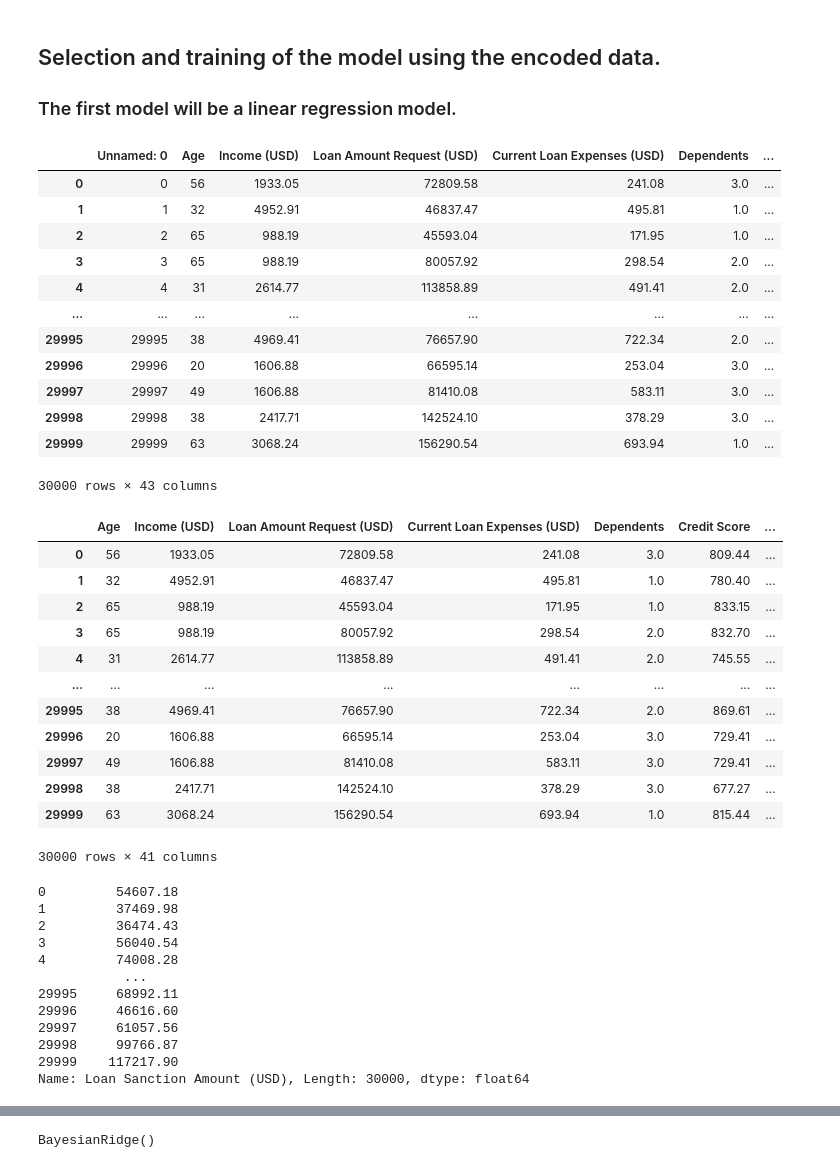
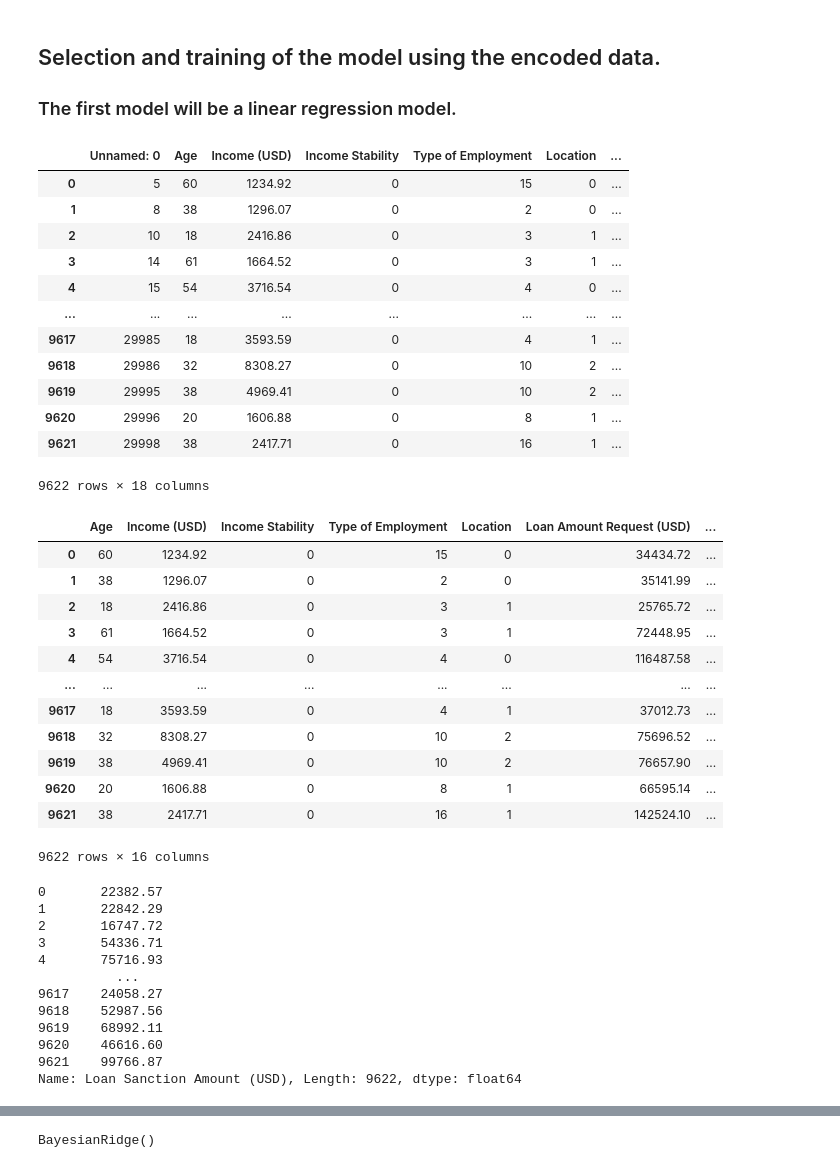
Before and after one commit to Karthikb777/ML-internship, a Jupyter notebook: models/LinearRegression.ipynb, the cells around one changed output, grey strips where cells are left out. Saved outputs shown, nothing was run; the diff lists cells and outputs as text; code cells hidden in the pictures.

```diff
--- a/models/LinearRegression.ipynb
+++ b/models/LinearRegression.ipynb
@@ -4,23 +4,23 @@
 # %%
 # importing the cleaned data
 import pandas as pd
 
-data = pd.read_csv('../encoded data/enc2.csv')
+data = pd.read_csv('../encoded data/enc3.csv')
 data
 # %% [output]
-|  | Unnamed: 0 | Age | Income (USD) | Loan Amount Request (USD) | Current Loan Expenses (USD) | Dependents | ... |
-| 0 | 0 | 56 | 1933.05 | 72809.58 | 241.08 | 3.0 | ... |
-| 1 | 1 | 32 | 4952.91 | 46837.47 | 495.81 | 1.0 | ... |
-| 2 | 2 | 65 | 988.19 | 45593.04 | 171.95 | 1.0 | ... |
-| 3 | 3 | 65 | 988.19 | 80057.92 | 298.54 | 2.0 | ... |
-| 4 | 4 | 31 | 2614.77 | 113858.89 | 491.41 | 2.0 | ... |
+|  | Unnamed: 0 | Age | Income (USD) | Income Stability | Type of Employment | Location | ... |
+| 0 | 5 | 60 | 1234.92 | 0 | 15 | 0 | ... |
+| 1 | 8 | 38 | 1296.07 | 0 | 2 | 0 | ... |
+| 2 | 10 | 18 | 2416.86 | 0 | 3 | 1 | ... |
+| 3 | 14 | 61 | 1664.52 | 0 | 3 | 1 | ... |
+| 4 | 15 | 54 | 3716.54 | 0 | 4 | 0 | ... |
 | ... | ... | ... | ... | ... | ... | ... | ... |
-| 29995 | 29995 | 38 | 4969.41 | 76657.90 | 722.34 | 2.0 | ... |
-| 29996 | 29996 | 20 | 1606.88 | 66595.14 | 253.04 | 3.0 | ... |
-| 29997 | 29997 | 49 | 1606.88 | 81410.08 | 583.11 | 3.0 | ... |
-| 29998 | 29998 | 38 | 2417.71 | 142524.10 | 378.29 | 3.0 | ... |
-| 29999 | 29999 | 63 | 3068.24 | 156290.54 | 693.94 | 1.0 | ... |
+| 9617 | 29985 | 18 | 3593.59 | 0 | 4 | 1 | ... |
+| 9618 | 29986 | 32 | 8308.27 | 0 | 10 | 2 | ... |
+| 9619 | 29995 | 38 | 4969.41 | 0 | 10 | 2 | ... |
+| 9620 | 29996 | 20 | 1606.88 | 0 | 8 | 1 | ... |
+| 9621 | 29998 | 38 | 2417.71 | 0 | 16 | 1 | ... |
-30000 rows × 43 columns
+9622 rows × 18 columns
 # %%
 # importing and creating the object of the regression model
 from sklearn.linear_model import BayesianRidge
@@ -29,35 +29,35 @@ model = BayesianRidge()
 X = data.drop(['Loan Sanction Amount (USD)', 'Unnamed: 0'], axis=1)
 X
 # %% [output]
-|  | Age | Income (USD) | Loan Amount Request (USD) | Current Loan Expenses (USD) | Dependents | Credit Score | ... |
-| 0 | 56 | 1933.05 | 72809.58 | 241.08 | 3.0 | 809.44 | ... |
-| 1 | 32 | 4952.91 | 46837.47 | 495.81 | 1.0 | 780.40 | ... |
-| 2 | 65 | 988.19 | 45593.04 | 171.95 | 1.0 | 833.15 | ... |
-| 3 | 65 | 988.19 | 80057.92 | 298.54 | 2.0 | 832.70 | ... |
-| 4 | 31 | 2614.77 | 113858.89 | 491.41 | 2.0 | 745.55 | ... |
+|  | Age | Income (USD) | Income Stability | Type of Employment | Location | Loan Amount Request (USD) | ... |
+| 0 | 60 | 1234.92 | 0 | 15 | 0 | 34434.72 | ... |
+| 1 | 38 | 1296.07 | 0 | 2 | 0 | 35141.99 | ... |
+| 2 | 18 | 2416.86 | 0 | 3 | 1 | 25765.72 | ... |
+| 3 | 61 | 1664.52 | 0 | 3 | 1 | 72448.95 | ... |
+| 4 | 54 | 3716.54 | 0 | 4 | 0 | 116487.58 | ... |
 | ... | ... | ... | ... | ... | ... | ... | ... |
-| 29995 | 38 | 4969.41 | 76657.90 | 722.34 | 2.0 | 869.61 | ... |
-| 29996 | 20 | 1606.88 | 66595.14 | 253.04 | 3.0 | 729.41 | ... |
-| 29997 | 49 | 1606.88 | 81410.08 | 583.11 | 3.0 | 729.41 | ... |
-| 29998 | 38 | 2417.71 | 142524.10 | 378.29 | 3.0 | 677.27 | ... |
-| 29999 | 63 | 3068.24 | 156290.54 | 693.94 | 1.0 | 815.44 | ... |
+| 9617 | 18 | 3593.59 | 0 | 4 | 1 | 37012.73 | ... |
+| 9618 | 32 | 8308.27 | 0 | 10 | 2 | 75696.52 | ... |
+| 9619 | 38 | 4969.41 | 0 | 10 | 2 | 76657.90 | ... |
+| 9620 | 20 | 1606.88 | 0 | 8 | 1 | 66595.14 | ... |
+| 9621 | 38 | 2417.71 | 0 | 16 | 1 | 142524.10 | ... |
-30000 rows × 41 columns
+9622 rows × 16 columns
 # %%
 Y = data['Loan Sanction Amount (USD)']
 Y
 # %% [output]
-0         54607.18
-1         37469.98
-2         36474.43
-3         56040.54
-4         74008.28
-           ...
-29995     68992.11
-29996     46616.60
-29997     61057.56
-29998     99766.87
-29999    117217.90
-Name: Loan Sanction Amount (USD), Length: 30000, dtype: float64
+0       22382.57
+1       22842.29
+2       16747.72
+3       54336.71
+4       75716.93
+          ...
+9617    24058.27
+9618    52987.56
+9619    68992.11
+9620    46616.60
+9621    99766.87
+Name: Loan Sanction Amount (USD), Length: 9622, dtype: float64
 # %%
 from sklearn.model_selection import train_test_split
 
```
Also changed, not shown: parts of 5 cells of this notebook, 2 other files.
